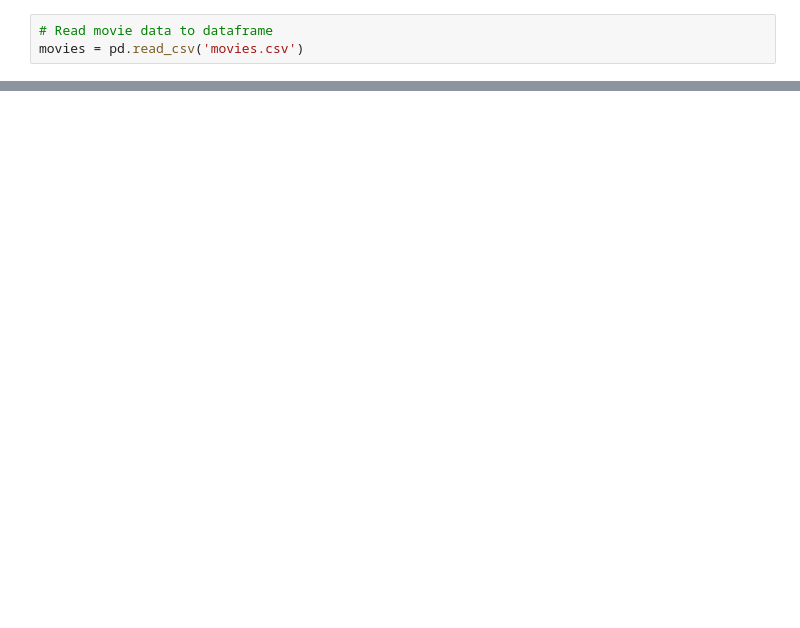
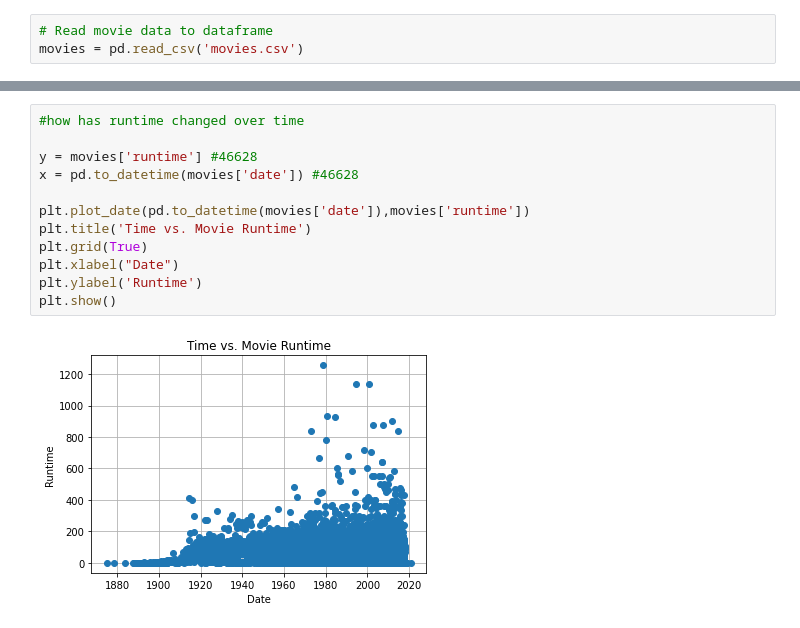
Before and after one commit to mitchell-jones/DS-Incubator-2020, a Jupyter notebook: Machine Learning/Exploratory Analysis/ColabTest.ipynb, the cells around one changed output, grey strips where cells are left out. Drawn from its saved outputs; the diff is of its cells as text; blank space fills up the shorter version.

```diff
--- a/Machine Learning/Exploratory Analysis/ColabTest.ipynb
+++ b/Machine Learning/Exploratory Analysis/ColabTest.ipynb
@@ -75,0 +158,14 @@ Zeroes Per Column
+# %%
+#how has runtime changed over time
+
+y = movies['runtime'] #46628
+x = pd.to_datetime(movies['date']) #46628
+
+plt.plot_date(pd.to_datetime(movies['date']),movies['runtime'])
+plt.title('Time vs. Movie Runtime')
+plt.grid(True)
+plt.xlabel("Date")
+plt.ylabel('Runtime')
+plt.show()
+# %% [output]
+[figure, added]
```
Also changed, not shown: parts of 17 cells of this notebook.
